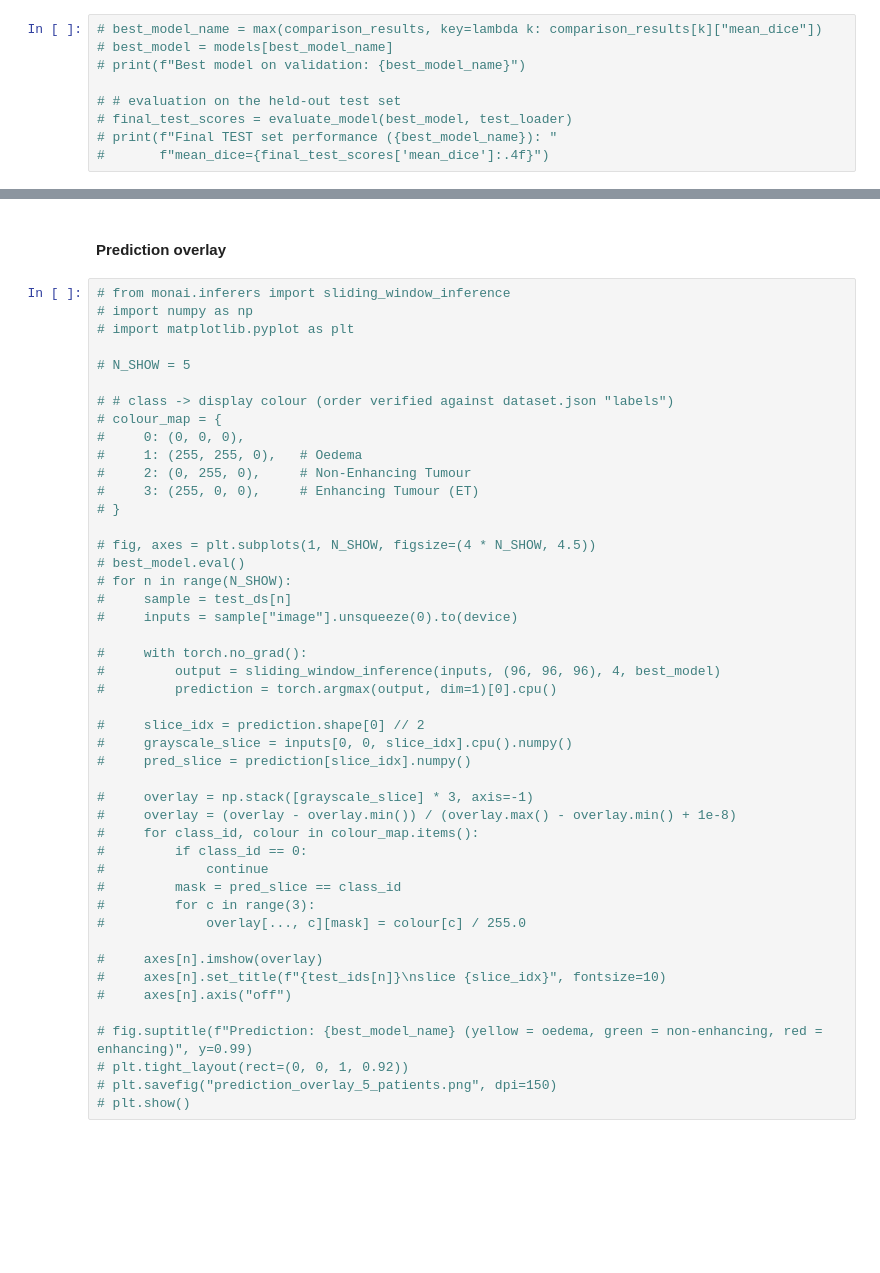
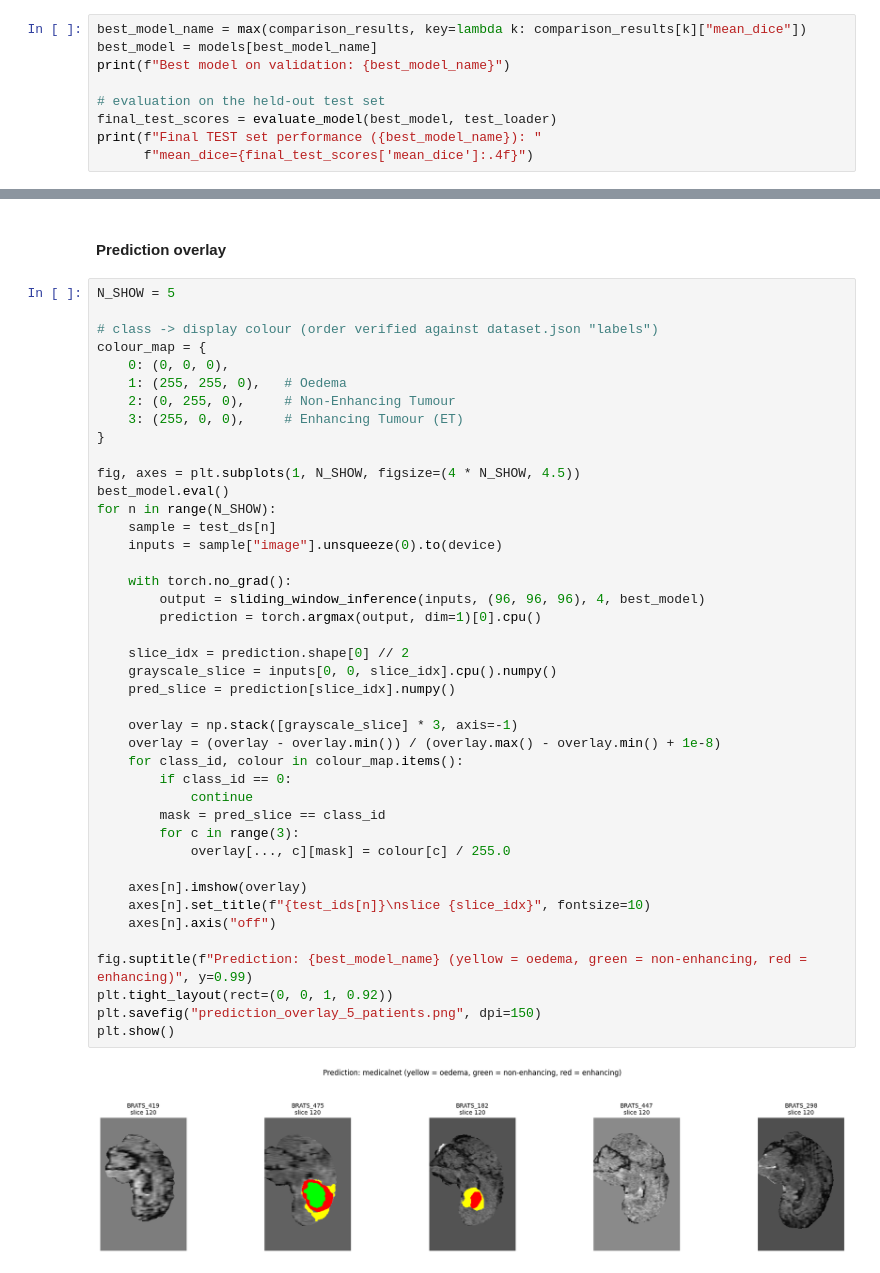
Before and after one commit to Ron-Maina/Brain-Tumour-Segmentation-, a Jupyter notebook: Multi_Region_Brain_Tumour_Segmentation.ipynb, the cells around one changed output, grey strips where cells are left out. Cells and saved outputs as stored; diff of their text form; blank space fills up the shorter version.

```diff
--- a/Multi_Region_Brain_Tumour_Segmentation.ipynb
+++ b/Multi_Region_Brain_Tumour_Segmentation.ipynb
@@ -936,11 +1193,11 @@ with open("model_comparison.json", "w") as f:
 # %% [markdown]
 #### One time evaluation on the held out test set
 # %%
-# best_model_name = max(comparison_results, key=lambda k: comparison_results[k]["mean_dice"])
-# best_model = models[best_model_name]
-# print(f"Best model on validation: {best_model_name}")
+best_model_name = max(comparison_results, key=lambda k: comparison_results[k]["mean_dice"])
+best_model = models[best_model_name]
+print(f"Best model on validation: {best_model_name}")
 
-# # evaluation on the held-out test set
-# final_test_scores = evaluate_model(best_model, test_loader)
-# print(f"Final TEST set performance ({best_model_name}): "
-#       f"mean_dice={final_test_scores['mean_dice']:.4f}")
+# evaluation on the held-out test set
+final_test_scores = evaluate_model(best_model, test_loader)
+print(f"Final TEST set performance ({best_model_name}): "
+      f"mean_dice={final_test_scores['mean_dice']:.4f}")
@@ -947,48 +1207,46 @@ with open("model_comparison.json", "w") as f:
 # %% [markdown]
 #### Prediction overlay
 # %%
-# from monai.inferers import sliding_window_inference
-# import numpy as np
-# import matplotlib.pyplot as plt
+N_SHOW = 5
 
-# N_SHOW = 5
+# class -> display colour (order verified against dataset.json "labels")
+colour_map = {
+    0: (0, 0, 0),
+    1: (255, 255, 0),   # Oedema
+    2: (0, 255, 0),     # Non-Enhancing Tumour
+    3: (255, 0, 0),     # Enhancing Tumour (ET)
+}
 
-# # class -> display colour (order verified against dataset.json "labels")
-# colour_map = {
-#     0: (0, 0, 0),
-#     1: (255, 255, 0),   # Oedema
-#     2: (0, 255, 0),     # Non-Enhancing Tumour
-#     3: (255, 0, 0),     # Enhancing Tumour (ET)
-# }
+fig, axes = plt.subplots(1, N_SHOW, figsize=(4 * N_SHOW, 4.5))
+best_model.eval()
+for n in range(N_SHOW):
+    sample = test_ds[n]
+    inputs = sample["image"].unsqueeze(0).to(device)
 
-# fig, axes = plt.subplots(1, N_SHOW, figsize=(4 * N_SHOW, 4.5))
-# best_model.eval()
-# for n in range(N_SHOW):
-#     sample = test_ds[n]
-#     inputs = sample["image"].unsqueeze(0).to(device)
+    with torch.no_grad():
+        output = sliding_window_inference(inputs, (96, 96, 96), 4, best_model)
+        prediction = torch.argmax(output, dim=1)[0].cpu()
 
-#     with torch.no_grad():
-#         output = sliding_window_inference(inputs, (96, 96, 96), 4, best_model)
-#         prediction = torch.argmax(output, dim=1)[0].cpu()
+    slice_idx = prediction.shape[0] // 2
+    grayscale_slice = inputs[0, 0, slice_idx].cpu().numpy()
+    pred_slice = prediction[slice_idx].numpy()
 
-#     slice_idx = prediction.shape[0] // 2
-#     grayscale_slice = inputs[0, 0, slice_idx].cpu().numpy()
-#     pred_slice = prediction[slice_idx].numpy()
+    overlay = np.stack([grayscale_slice] * 3, axis=-1)
+    overlay = (overlay - overlay.min()) / (overlay.max() - overlay.min() + 1e-8)
+    for class_id, colour in colour_map.items():
+        if class_id == 0:
+            continue
+        mask = pred_slice == class_id
+        for c in range(3):
+            overlay[..., c][mask] = colour[c] / 255.0
 
-#     overlay = np.stack([grayscale_slice] * 3, axis=-1)
-#     overlay = (overlay - overlay.min()) / (overlay.max() - overlay.min() + 1e-8)
-#     for class_id, colour in colour_map.items():
-#         if class_id == 0:
-#             continue
-#         mask = pred_slice == class_id
-#         for c in range(3):
-#             overlay[..., c][mask] = colour[c] / 255.0
+    axes[n].imshow(overlay)
+    axes[n].set_title(f"{test_ids[n]}\nslice {slice_idx}", fontsize=10)
+    axes[n].axis("off")
 
-#     axes[n].imshow(overlay)
-#     axes[n].set_title(f"{test_ids[n]}\nslice {slice_idx}", fontsize=10)
-#     axes[n].axis("off")
-
-# fig.suptitle(f"Prediction: {best_model_name} (yellow = oedema, green = non-enhancing, red = enhancing)", y=0.99)
-# plt.tight_layout(rect=(0, 0, 1, 0.92))
-# plt.savefig("prediction_overlay_5_patients.png", dpi=150)
-# plt.show()
+fig.suptitle(f"Prediction: {best_model_name} (yellow = oedema, green = non-enhancing, red = enhancing)", y=0.99)
+plt.tight_layout(rect=(0, 0, 1, 0.92))
+plt.savefig("prediction_overlay_5_patients.png", dpi=150)
+plt.show()
+# %% [output]
+[figure, added]
```
Also changed, not shown: parts of 30 cells of this notebook.
